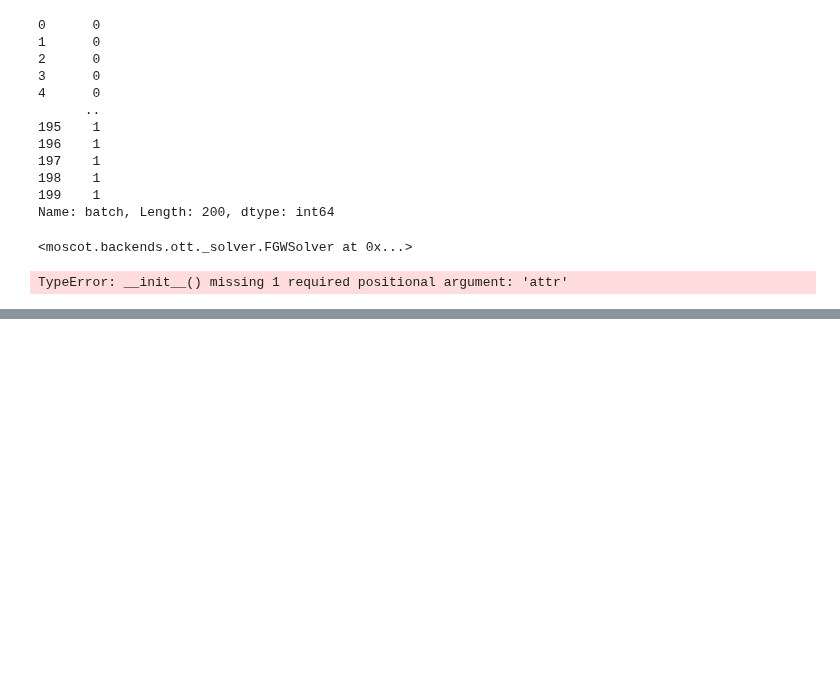
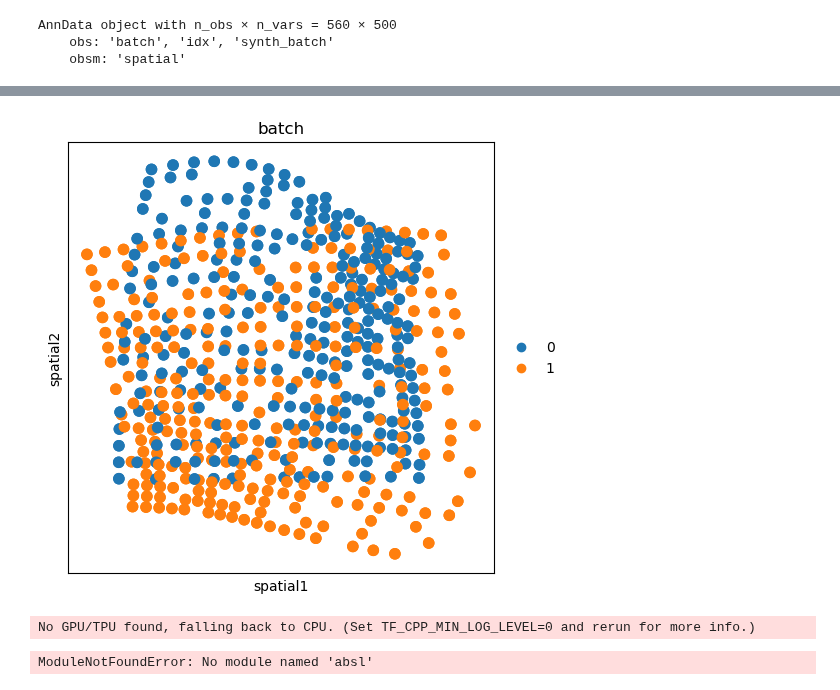
Before and after one commit to theislab/moscot_benchmarks, a Jupyter notebook: experiments/space/alignment/test_moscot.ipynb, the cells around one changed output, grey strips where cells are left out. Drawn from its saved outputs; the diff is of its cells as text; code cells hidden in the pictures; blank space fills up the shorter version.

```diff
--- a/experiments/space/alignment/test_moscot.ipynb
+++ b/experiments/space/alignment/test_moscot.ipynb
@@ -611,24 +0,0 @@ View of AnnData object with n_obs × n_vars = 670 × 10
-# %%
-adata.obs.batch
-# %% [output]
-0      0
-1      0
-2      0
-3      0
-4      0
-      ..
-195    1
-196    1
-197    1
-198    1
-199    1
-Name: batch, Length: 200, dtype: int64
-# %%
-FGWSolver(gamma=0.1)
-# %% [output]
-<moscot.backends.ott._solver.FGWSolver at 0x...>
-# %%
-spap.prepare(key="batch")
-# prepare("day", subset=[[1,2]], policy="sequential")
-# %% [output]
-TypeError: __init__() missing 1 required positional argument: 'attr'
@@ -634,0 +16,16 @@ TypeError: __init__() missing 1 required positional argument: 'attr'
+# %%
+adata = sc.read(
+    "/lustre/groups/ml01/workspace/giovanni.palla/moscot/data/alignment.h5ad"
+)
+
+adata = adata[adata.obs.synth_batch == "4"].copy()
+sc.pp.subsample(adata, fraction=0.7)
+adata.obs["batch"] = pd.Categorical(adata.obs["batch"].astype(str))
+adata
+# %% [output]
+AnnData object with n_obs × n_vars = 560 × 500
+    obs: 'batch', 'idx', 'synth_batch'
+    obsm: 'spatial'
+# %%
+sq.pl.spatial_scatter(adata, shape=None, color="batch")
+# %% [output]
@@ -634,0 +33 @@ TypeError: __init__() missing 1 required positional argument: 'attr'
+[figure, added]
@@ -634,0 +36,11 @@ TypeError: __init__() missing 1 required positional argument: 'attr'
+# %%
+from moscot.problems.space import AlignmentProblem
+
+ap = AlignmentProblem(adata).prepare(
+    batch_key="batch",
+    joint_attr={"attr": "X"},
+    # spatial_norm=True,
+)
+# %% [output]
+No GPU/TPU found, falling back to CPU. (Set TF_CPP_MIN_LOG_LEVEL=0 and rerun for more info.)
+ModuleNotFoundError: No module named 'absl'
```
Also changed, not shown: parts of 103 cells of this notebook, 33 other files.
